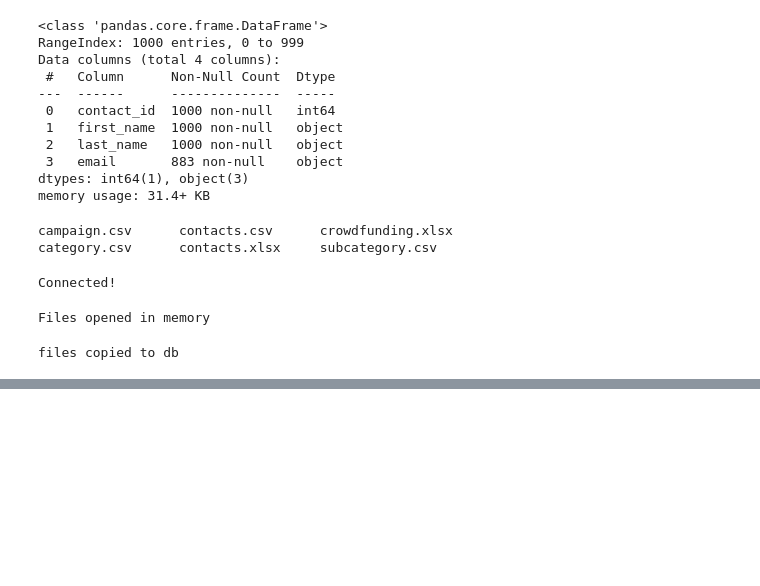
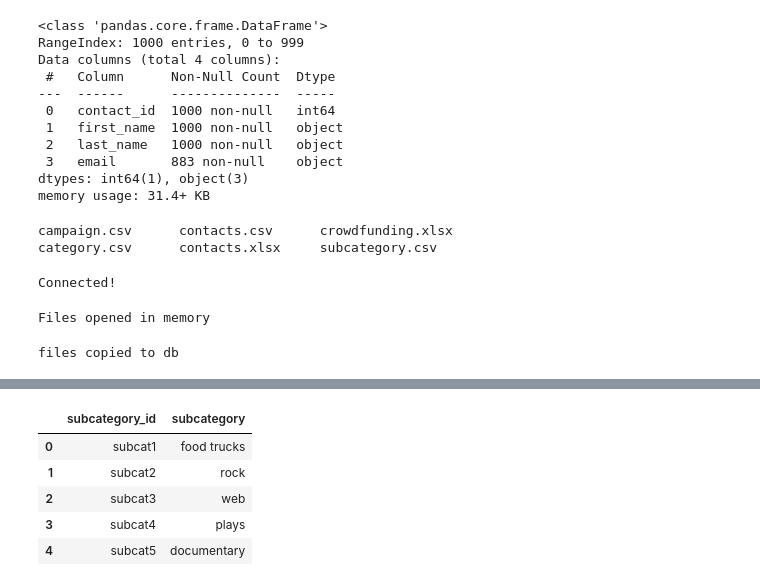
Before and after one commit to Yasmin-9/Crowdfunding_ETL, a Jupyter notebook: Merve_Crowdfunding_Test/ETL_Mini_Project_ANkrumah_YBsata_ADhillon_MCelme_copy.ipynb, the cells around one changed output, grey strips where cells are left out. Drawn from its saved outputs; the diff is of its cells as text; code cells hidden in the pictures; blank space fills up the shorter version.

```diff
--- a/Merve_Crowdfunding_Test/ETL_Mini_Project_ANkrumah_YBsata_ADhillon_MCelme_copy.ipynb
+++ b/Merve_Crowdfunding_Test/ETL_Mini_Project_ANkrumah_YBsata_ADhillon_MCelme_copy.ipynb
@@ -629,0 +643,13 @@ conn.commit()
+# %%
+# Verify if tables were created and files were uploaded to Subcategory table
+cursor.execute("""SELECT * FROM subcategory""")
+result = cursor.fetchall()
+df = pd.DataFrame(result, columns=['subcategory_id', 'subcategory'])
+df.head()
+# %% [output]
+|  | subcategory_id | subcategory |
+| 0 | subcat1 | food trucks |
+| 1 | subcat2 | rock |
+| 2 | subcat3 | web |
+| 3 | subcat4 | plays |
+| 4 | subcat5 | documentary |
```
Also changed, not shown: parts of 3 cells of this notebook, 3 other files.
